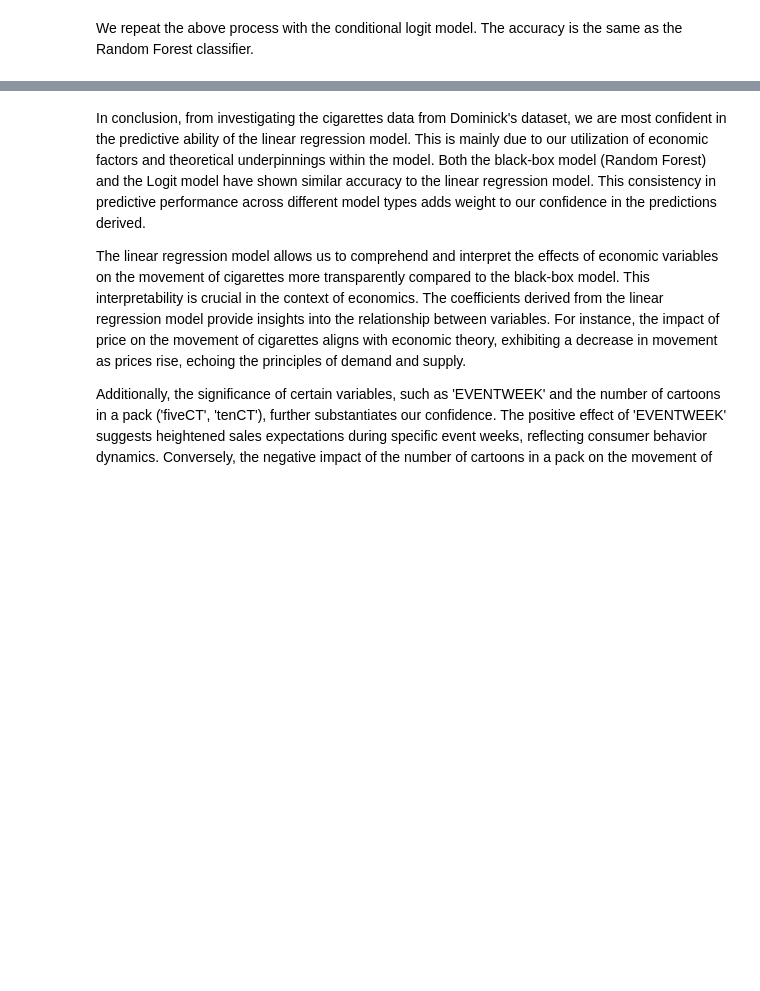
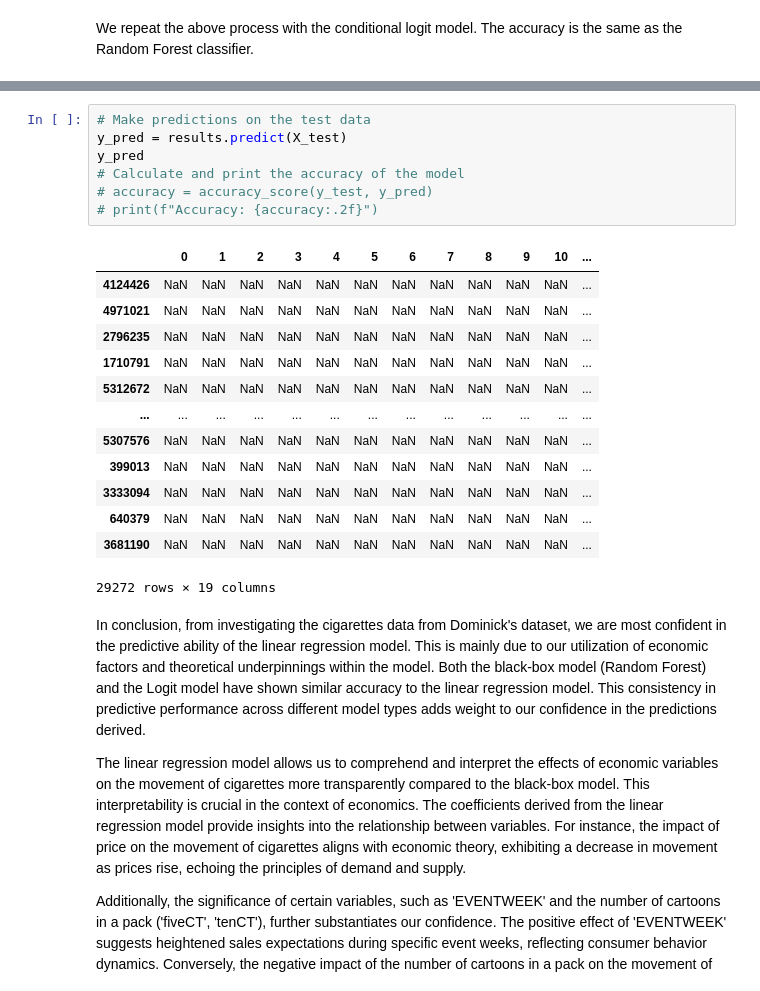
Before and after one commit to ruimaciell/Econ_PS_Guest_Lecture, a Jupyter notebook: cigs.ipynb, the cells around one changed output, grey strips where cells are left out. Saved outputs shown, nothing was run; the diff lists cells and outputs as text; blank space fills up the shorter version.

```diff
--- a/cigs.ipynb
+++ b/cigs.ipynb
@@ -376,3 +393,24 @@ Accuracy: 0.27
+# %%
+# Make predictions on the test data
+y_pred = results.predict(X_test)
+y_pred
+# Calculate and print the accuracy of the model
+# accuracy = accuracy_score(y_test, y_pred)
+# print(f"Accuracy: {accuracy:.2f}")
+# %% [output]
+|  | 0 | 1 | 2 | 3 | 4 | 5 | 6 | 7 | 8 | 9 | 10 | ... |
+| 4124426 | NaN | NaN | NaN | NaN | NaN | NaN | NaN | NaN | NaN | NaN | NaN | ... |
+| 4971021 | NaN | NaN | NaN | NaN | NaN | NaN | NaN | NaN | NaN | NaN | NaN | ... |
+| 2796235 | NaN | NaN | NaN | NaN | NaN | NaN | NaN | NaN | NaN | NaN | NaN | ... |
+| 1710791 | NaN | NaN | NaN | NaN | NaN | NaN | NaN | NaN | NaN | NaN | NaN | ... |
+| 5312672 | NaN | NaN | NaN | NaN | NaN | NaN | NaN | NaN | NaN | NaN | NaN | ... |
+| ... | ... | ... | ... | ... | ... | ... | ... | ... | ... | ... | ... | ... |
+| 5307576 | NaN | NaN | NaN | NaN | NaN | NaN | NaN | NaN | NaN | NaN | NaN | ... |
+| 399013 | NaN | NaN | NaN | NaN | NaN | NaN | NaN | NaN | NaN | NaN | NaN | ... |
+| 3333094 | NaN | NaN | NaN | NaN | NaN | NaN | NaN | NaN | NaN | NaN | NaN | ... |
+| 640379 | NaN | NaN | NaN | NaN | NaN | NaN | NaN | NaN | NaN | NaN | NaN | ... |
+| 3681190 | NaN | NaN | NaN | NaN | NaN | NaN | NaN | NaN | NaN | NaN | NaN | ... |
+29272 rows × 19 columns
 # %% [markdown]
 In conclusion, from investigating the cigarettes data from Dominick's dataset, we are most confident in the predictive ability of the linear regression model. This is mainly due to our utilization of economic factors and theoretical underpinnings within the model. Both the black-box model (Random Forest) and the Logit model have shown similar accuracy to the linear regression model. This consistency in predictive performance across different model types adds weight to our confidence in the predictions derived.
 
```
Also changed, not shown: parts of 6 cells of this notebook.
